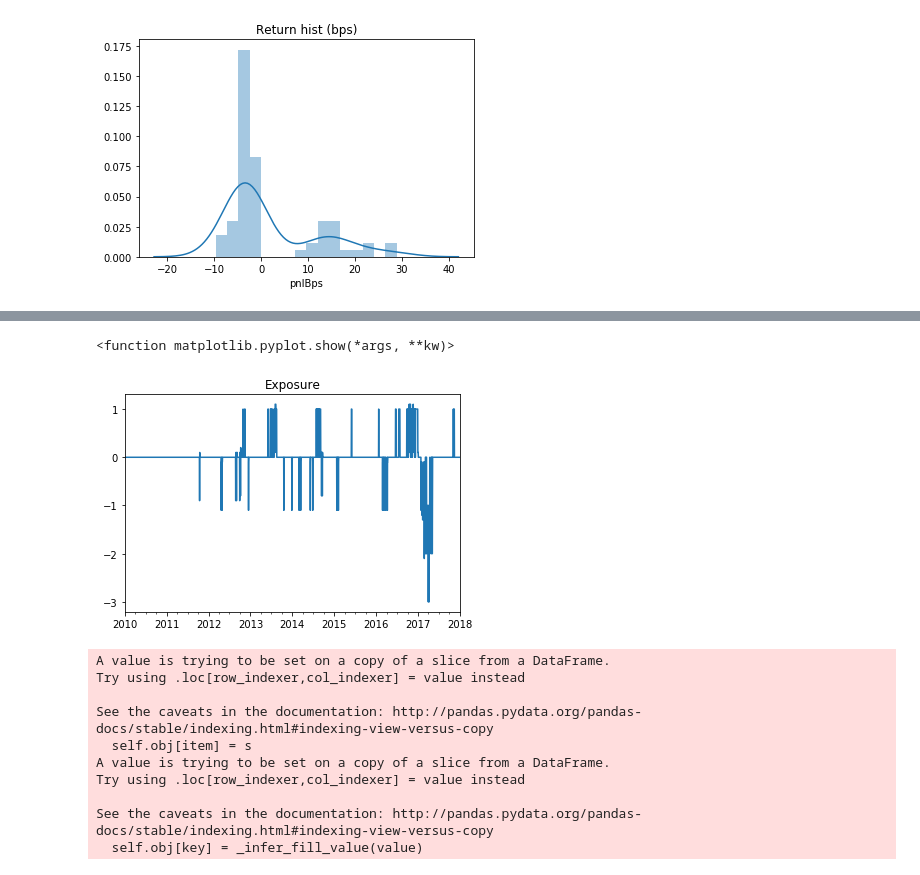
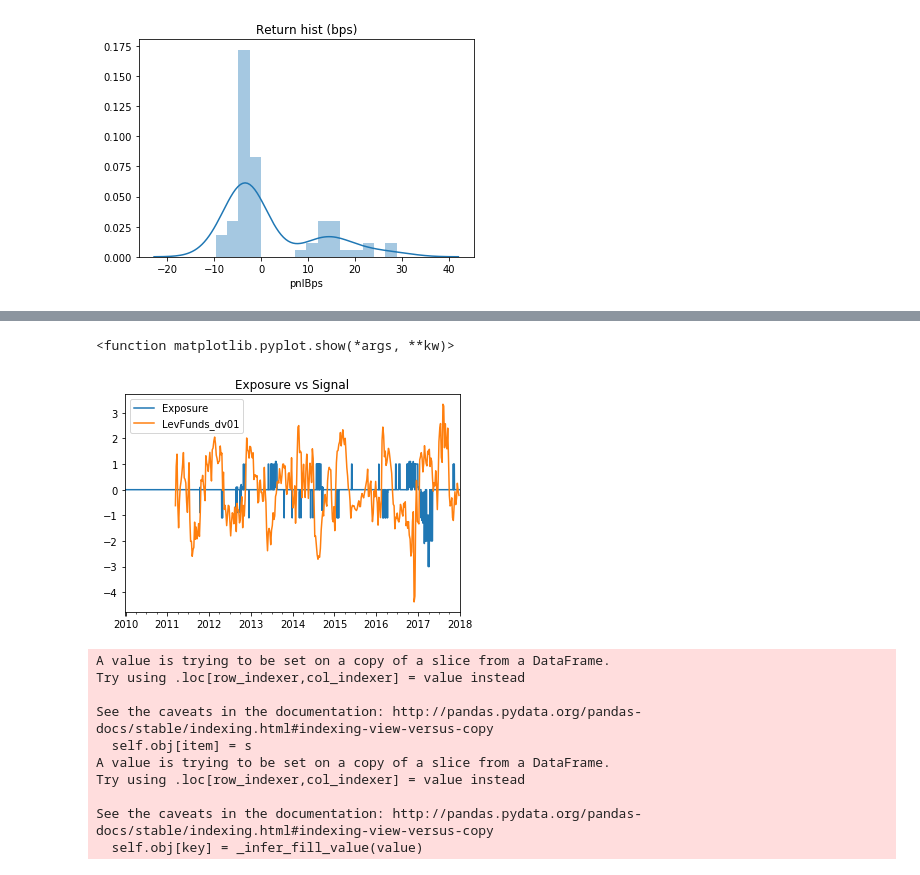
Before and after one commit to boneil33/FinML, a Jupyter notebook: MLFin/ExPtTest/sandbox-signals.ipynb, the cells around one changed output, grey strips where cells are left out. Drawn from its saved outputs; the diff is of its cells as text; code cells hidden in the pictures.

```diff
--- a/MLFin/ExPtTest/sandbox-signals.ipynb
+++ b/MLFin/ExPtTest/sandbox-signals.ipynb
@@ -717,13 +717,15 @@ dtype: object
 # %%
 # Positions
 exposures = generate_exposures(events, swap_data_10yr_risk)
 fig, ax = plt.subplots()
-exposures.plot(ax=ax)
-ax.set_title('Exposure')
+exposures.rename('Exposure').plot(ax=ax)
+signal_data[filter_feat].plot(ax=ax)
+ax.set_title('Exposure vs Signal')
+ax.legend()
 plt.show
 # %% [output]
 <function matplotlib.pyplot.show(*args, **kw)>
-[figure, old version]
+[figure, new version]
 # %%
 # Signal Response Plot
 # Set thresholds to 0, so just the sign
```
Also changed, not shown: parts of 2 cells of this notebook, 7 other files.
